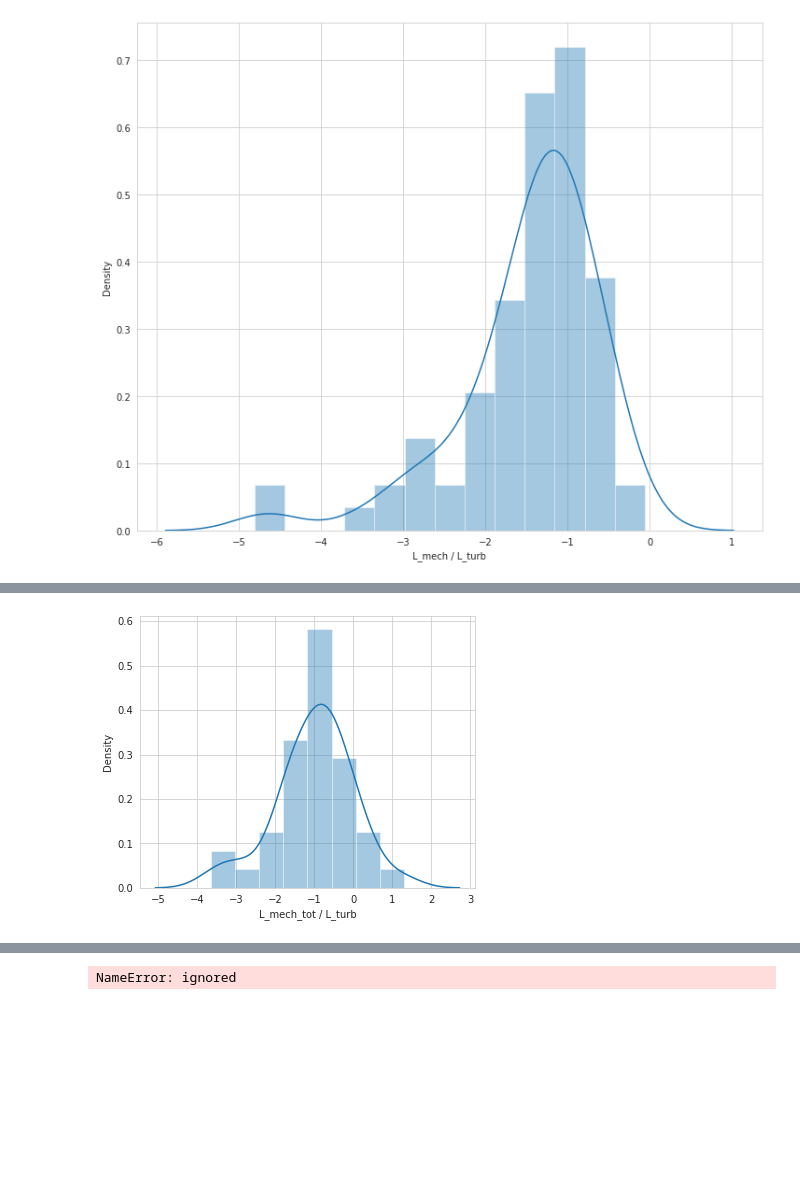
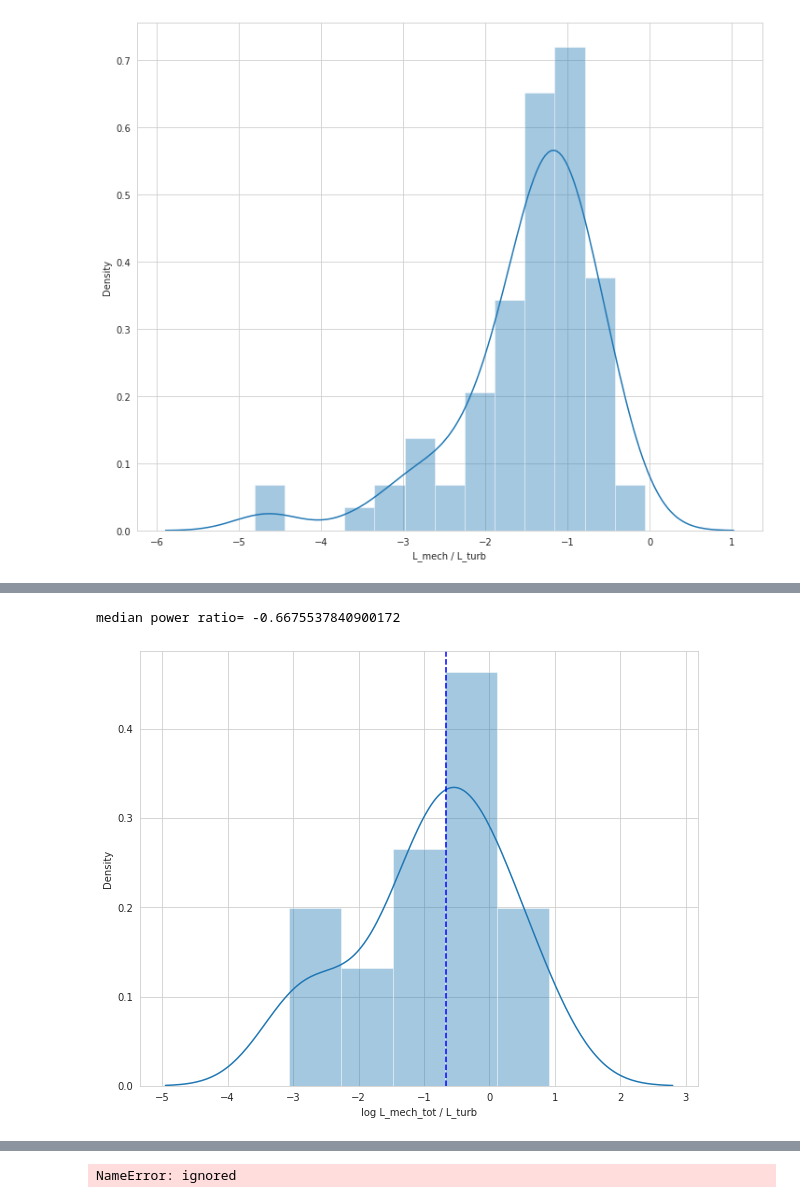
Before and after one commit to sdeb-alpinisteF/Large-sample-outflows-in-CygX-and-ML-methods, a Jupyter notebook: notebooks/01_outflows_cloud_energy.ipynb, the cells around one changed output, grey strips where cells are left out. Cells and saved outputs as stored; diff of their text form; code cells hidden in the pictures; blank space fills up the shorter version.

```diff
--- a/notebooks/01_outflows_cloud_energy.ipynb
+++ b/notebooks/01_outflows_cloud_energy.ipynb
@@ -777,12 +793,5 @@ average power ratio =  -1.0093284947912529
 # %%
-#################################################################################################################################################################################################################################################
-#################################################################################################################################################################################################################################################
-################################################                                                     ############################################################################################################################################
-################################################    POWER IN CLOUD CLUMPS TURBULENCE ENERGY          ############################################################################################################################################
-################################################    LARGER GRIDS EACH with multiple outflows         ############################################################################################################################################
-################################################                                                     ############################################################################################################################################
-#################################################################################################################################################################################################################################################
-#################################################################################################################################################################################################################################################
+
 %%time
 from astropy.nddata import Cutout2D
 from numpy import meshgrid
@@ -812,11 +821,14 @@ E3 = 30 * u.K
 # >>>>>>>>>>>>>>>>>>>>>>>>>>>>>>>>>>>>>>>>>>>>>>>>
 
 outflows = outflowsF # QTable.read('table_newfields_input.fit') ### CHANGE FIELD NAME ###
-N = 20
+
+
+N=8 # <<<<<< VARIABLE >>>>>>>>>>>>>>>>>>
 n_of = np.zeros(N**2)
 L_mech_tot = np.zeros(N**2) * u.solLum
 dist = np.zeros(N**2) * u.kpc
-
+angle = np.zeros(N**2) * u.arcmin
+L = np.zeros(N**2) * u.kpc
 
 xmin = co.world_extrema[0][0] # 304.157172*u.deg
 xmax = co.world_extrema[0][1] #311.481944*u.deg
@@ -878,18 +890,22 @@ for l in range(N):
         print('k-value=',k,'\n', 'l:', l,'m:',m)
         try:
             #########################    sum outflow L_mech in each grid    ##########################################
+            dist_list = []
             for z in range(0,len(outflows)):
               s1 = (outflows[z]['RAJ2000'] > xmin+(l*dx)) & (outflows[z]['RAJ2000'] < xmin+((l+1)*dx))
               s2 = (outflows[z]['DecJ2000'] > ymin+(m*dy)) & (outflows[z]['DecJ2000'] < ymin+((m+1)*dy))
               #s3 = (outflows.loc[z]['Distance'] != 0.65)
               if (s1 and s2) == True: # and s3
                   n_of[k] +=1
-                  dist[k] += outflows[z]['Distance']
+                  dist_list.append(outflows[z]['Distance'].value)
                   #dist[k] = dist[k] / n_of[k]
                   if outflows[z]['L_mech'] is NaN:
                     pass
                   else:
                     L_mech_tot[k] += outflows[z]['L_mech']
+                    vals,counts = np.unique(dist_list, return_counts=True)
+                    index = np.argmax(counts)
+                    dist[k] = vals[index] * u.kpc
               else:
                 pass
         except IndexError:
@@ -899,8 +915,8 @@ for l in range(N):
         print('========================')
 print(L_mech_tot)
 
-dist_avg = dist/n_of
+#dist_avg = dist/n_of
 print(n_of)
-print(dist_avg[n_of>0])
+#print(dist_avg[n_of>0])
 # %% [output]
 INFO: Setting slices=[0] [aplpy.core]
@@ -1269,6 +1274,8 @@ outflow number 2.0
 # %%
-plt.figure(figsize=(6,5))
-sns.distplot(np.log10(cloud_energy['power_ratio']),axlabel='L_mech_tot / L_turb')
-plt.savefig(filepath + '/output/power_ratio_400.pdf')
+plt.figure(figsize=(10,8))
+sns.distplot(np.log10(cloud_energy['power_ratio']),axlabel='log L_mech_tot / L_turb')
+plt.axvline(np.median(np.log10(cloud_energy['power_ratio'])),color='b', linestyle='--')
+print('median power ratio=', np.median(np.log10(cloud_energy['power_ratio'])))
 # %% [output]
+median power ratio= -0.6675537840900172
-[figure, old version]
+[figure, new version]
```
Also changed, not shown: parts of 16 cells of this notebook.
